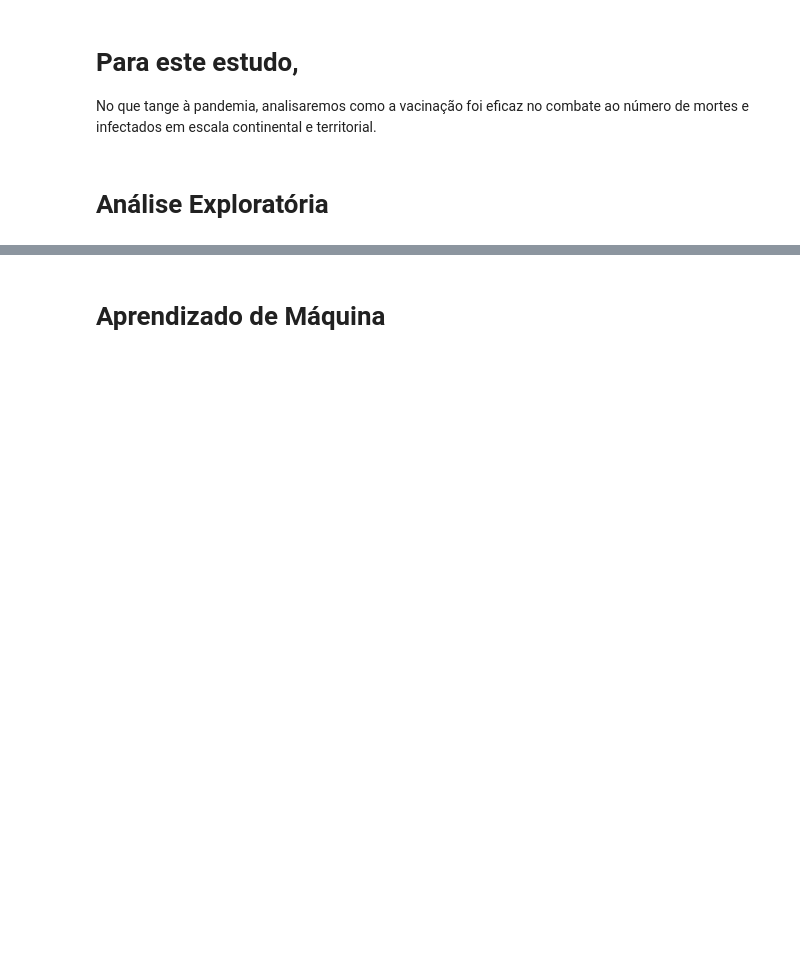
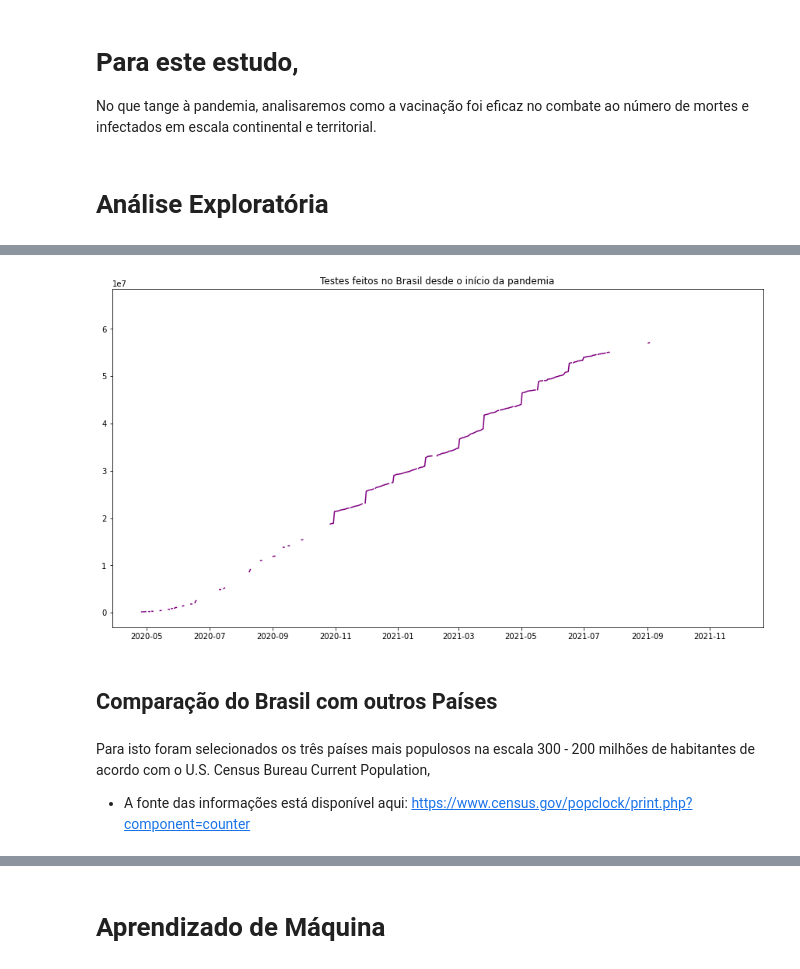
Before and after one commit to MelissapG/data-warehouse, a Jupyter notebook: prova-grupo/analise-covid.ipynb, the cells around one changed output, grey strips where cells are left out. Saved outputs shown, nothing was run; the diff lists cells and outputs as text; code cells hidden in the pictures; blank space fills up the shorter version.

```diff
--- a/prova-grupo/analise-covid.ipynb
+++ b/prova-grupo/analise-covid.ipynb
@@ -62,0 +124,17 @@ No que tange à pandemia, analisaremos como a vacinação foi eficaz no combate
+# %%
+# title and size
+plt.figure(figsize=(15,8))
+plt.title('Testes feitos no Brasil desde o início da pandemia')
+
+# graphics
+plt.plot(brasil['date'], brasil['total_tests'], markerfacecolor='purple', markersize=12, color='purple')
+
+# show graph
+plt.show()
+# %% [output]
+[figure, added]
+# %% [markdown]
+## Comparação do Brasil com outros Países
+# %% [markdown]
+Para isto foram selecionados os três países mais populosos na escala 300 - 200 milhões de habitantes de acordo com o U.S. Census Bureau Current Population,
+* A fonte das informações está disponível aqui: https://www.census.gov/popclock/print.php?component=counter
```
Also changed, not shown: parts of 50 cells of this notebook.
